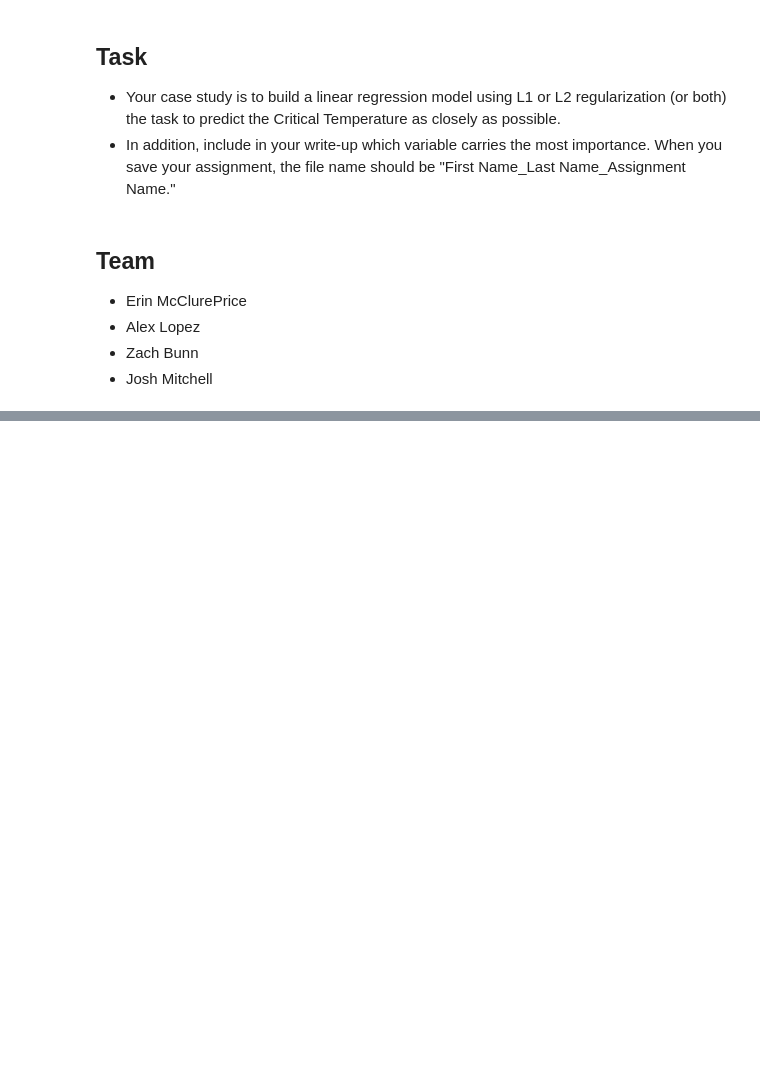
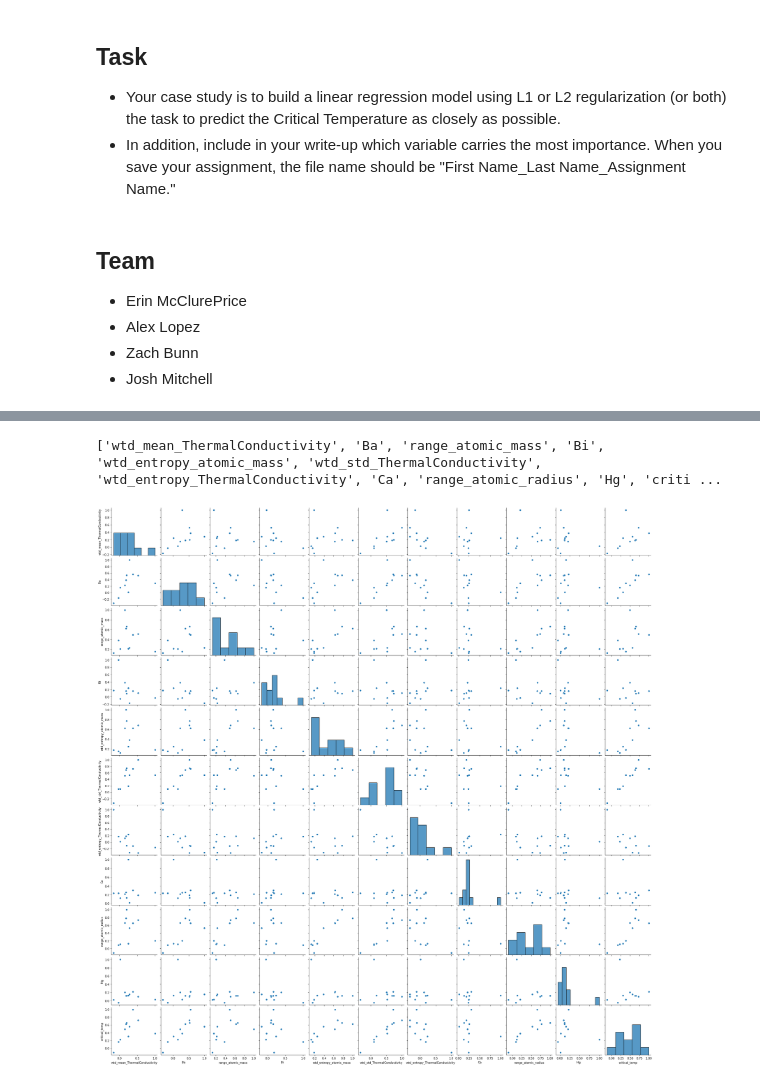
Before and after one commit to bx-lr/ds7333, a Jupyter notebook: 01-project/01-project_mitchell.ipynb, the cells around one changed output, grey strips where cells are left out. Drawn from its saved outputs; the diff is of its cells as text; code cells hidden in the pictures; blank space fills up the shorter version.

```diff
--- a/01-project/01-project_mitchell.ipynb
+++ b/01-project/01-project_mitchell.ipynb
@@ -41,0 +231,9 @@ elem.head()
+# %%
+from sklearn.linear_model import RidgeCV, LassoCV
+from sklearn.metrics import mean_squared_error
+lassocv = LassoCV(alphas = None, cv = 5, max_iter = 100000)
+lassocv.fit(X_scaled, y)
+
+model.set_params(alpha=lassocv.alpha_)
+model.fit(X_scaled, y)
+mean_squared_error(y, model.predict(X_scaled))
@@ -41,0 +248,4 @@ elem.head()
+# %%
+m_dict = dict(zip(X_scaled.columns, model.coef_))
+for k in sorted(m_dict, key=lambda k: m_dict[k], reverse=True):
+    print(k,m_dict[k])
@@ -41,0 +270,12 @@ elem.head()
+# %%
+s_vals = sorted(m_dict, key=lambda k: m_dict[k], reverse=True)[0:10]
+s_vals.append('critical_temp')
+print(s_vals)
+# %% [output]
+['wtd_mean_ThermalConductivity', 'Ba', 'range_atomic_mass', 'Bi', 'wtd_entropy_atomic_mass', 'wtd_std_ThermalConductivity', 'wtd_entropy_ThermalConductivity', 'Ca', 'range_atomic_radius', 'Hg', 'criti ...
+# %%
+import seaborn as sns
+important_vars = data[s_vals]
+g = sns.pairplot(important_vars.corr(), vars=s_vals)
+# %% [output]
+[figure, added]
```
Also changed, not shown: parts of 28 cells of this notebook.
